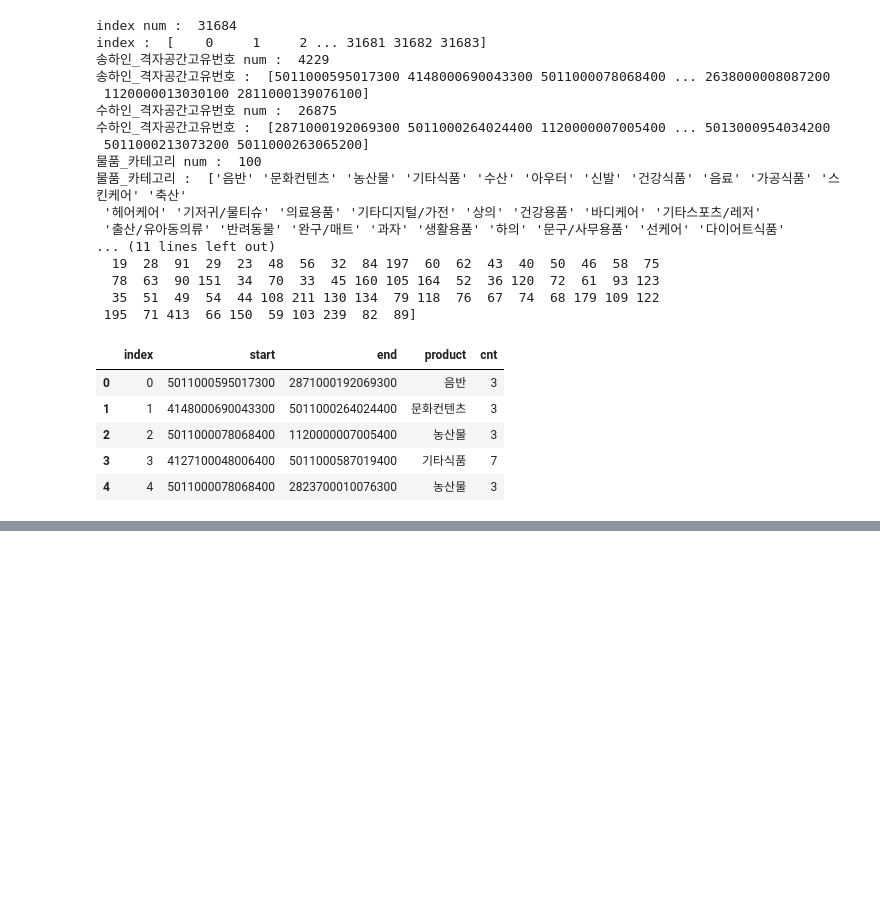
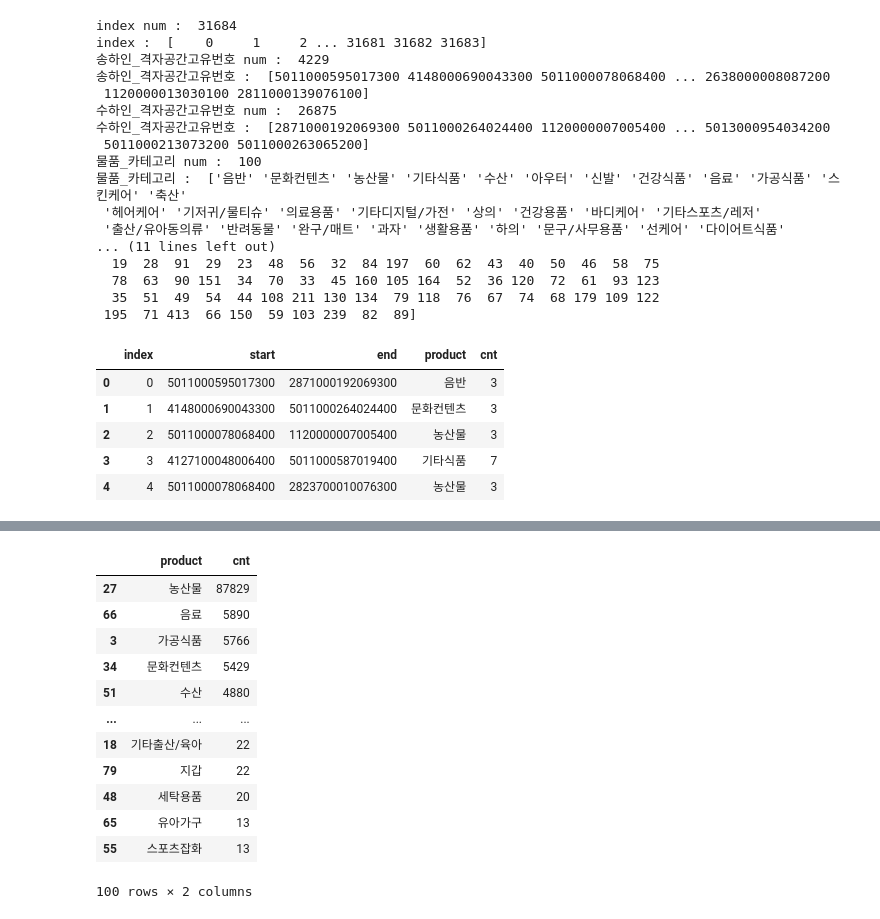
Before and after one commit to seonydg/ml-regression-logistics-distribution-forecast, a Jupyter notebook: Logistics Distribution Forecast Regression Analysis.ipynb, the cells around one changed output, grey strips where cells are left out. Saved outputs shown, nothing was run; the diff lists cells and outputs as text; code cells hidden in the pictures; blank space fills up the shorter version.

```diff
--- a/Logistics Distribution Forecast Regression Analysis.ipynb
+++ b/Logistics Distribution Forecast Regression Analysis.ipynb
@@ -111,0 +157,18 @@ df.head()
+# %%
+df_cnt = df.groupby('product', as_index=False)['cnt'].sum()
+df_cnt = df_cnt.sort_values(by=['cnt'], ascending=False)
+df_cnt
+# %% [output]
+|  | product | cnt |
+| 27 | 농산물 | 87829 |
+| 66 | 음료 | 5890 |
+| 3 | 가공식품 | 5766 |
+| 34 | 문화컨텐츠 | 5429 |
+| 51 | 수산 | 4880 |
+| ... | ... | ... |
+| 18 | 기타출산/육아 | 22 |
+| 79 | 지갑 | 22 |
+| 48 | 세탁용품 | 20 |
+| 65 | 유아가구 | 13 |
+| 55 | 스포츠잡화 | 13 |
+100 rows × 2 columns
```
Also changed, not shown: parts of 4 cells of this notebook.
